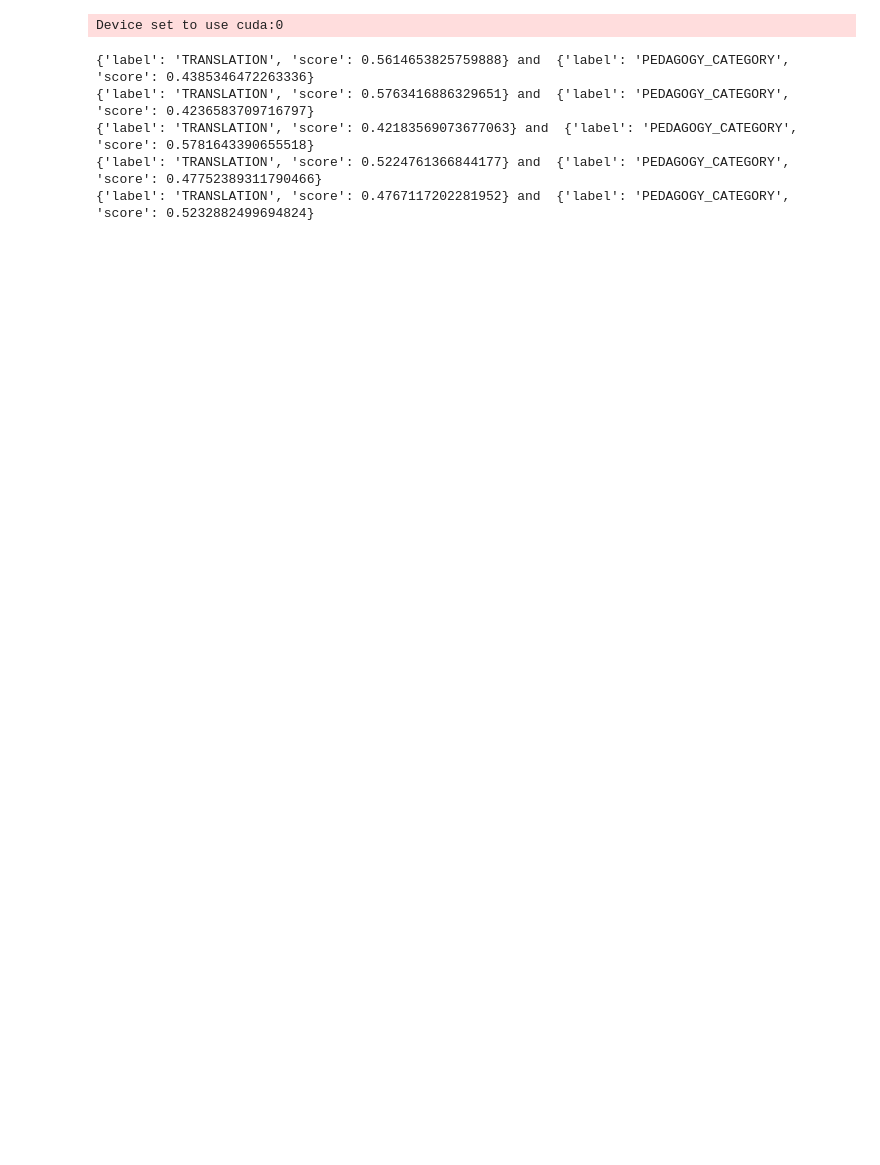
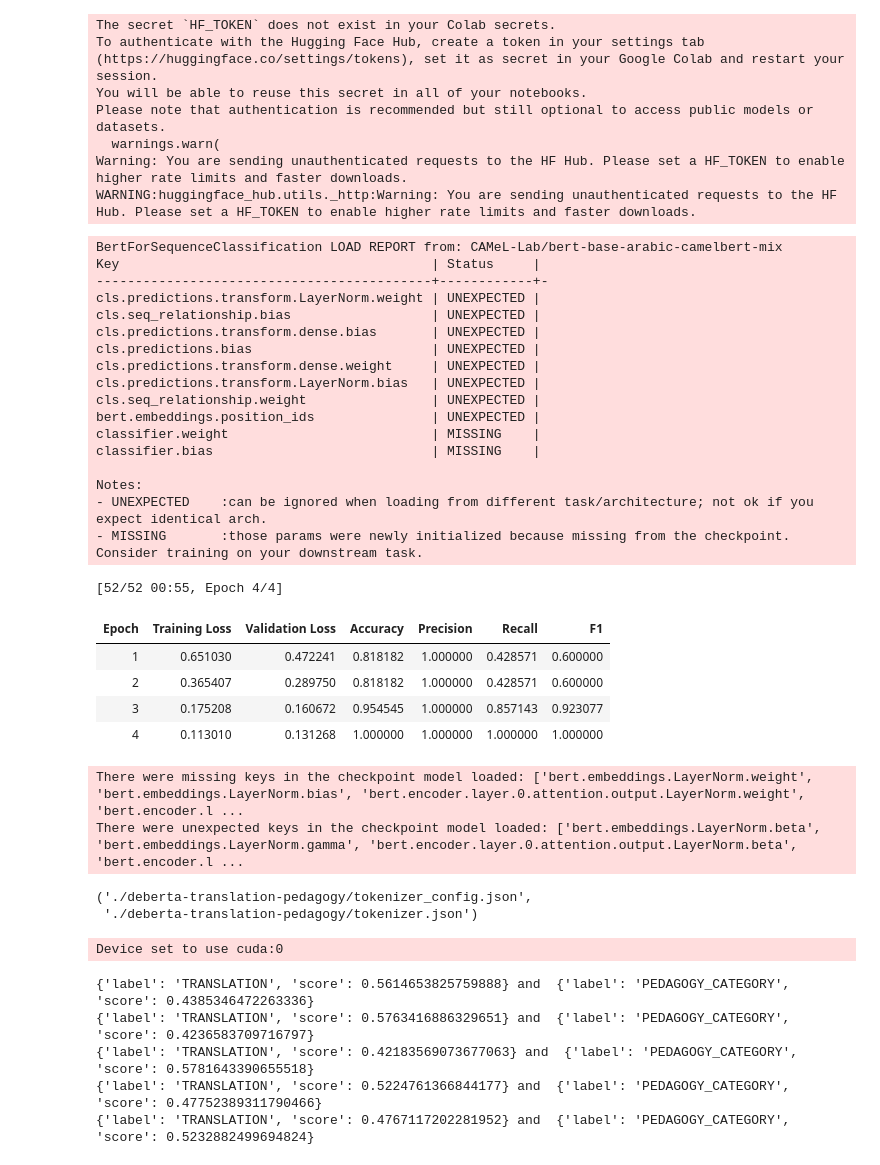
Before and after one commit to emannjoum/arabic-to-sign-language-system, a Jupyter notebook: finetuning/intent_finetuning.ipynb, the cells around one changed output. Saved outputs shown, nothing was run; the diff lists cells and outputs as text; code cells hidden in the pictures; blank space fills up the shorter version.

Commit message:
Change logging method and some test cases

```diff
--- a/finetuning/intent_finetuning.ipynb
+++ b/finetuning/intent_finetuning.ipynb
@@ -22,7 +59,7 @@ OUTPUT_DIR = "./deberta-translation-pedagogy"
 
 dataset = load_dataset(
     "csv",
-    data_files="intent_data.csv",
+    data_files="/content/intent_data.csv",
 )
 
 dataset = dataset["train"].train_test_split(
@@ -38,7 +75,7 @@ dataset = dataset.map(normalize_labels, batched=True)
 
 label2id = {
     "TRANSLATION": 0,
-    "PEDAGOGY_CATEGORY": 1,
+    "TEACHING": 1,
 }
 id2label = {v: k for k, v in label2id.items()}
 
@@ -87,34 +124,69 @@ def compute_metrics(eval_pred):
         "f1": f1,
     }
 
 training_args = TrainingArguments(
     output_dir=OUTPUT_DIR,
     eval_strategy="epoch",
     save_strategy="epoch",
     learning_rate=LR,
     per_device_train_batch_size=BATCH_SIZE,
     per_device_eval_batch_size=BATCH_SIZE,
     num_train_epochs=EPOCHS,
     weight_decay=0.01,
     logging_steps=50,
-    logging_strategy="steps",
+    logging_strategy="epoch",
     load_best_model_at_end=True,
     metric_for_best_model="f1",
     report_to="none",
 )
 
 trainer = Trainer(
     model=model,
     args=training_args,
     train_dataset=dataset["train"],
     eval_dataset=dataset["test"],
-    tokenizer=tokenizer,
+    processing_class=tokenizer,
     compute_metrics=compute_metrics,
 )
 
 trainer.train()
 
 trainer.save_model(OUTPUT_DIR)
 tokenizer.save_pretrained(OUTPUT_DIR)
+# %% [output]
+The secret `HF_TOKEN` does not exist in your Colab secrets.
+To authenticate with the Hugging Face Hub, create a token in your settings tab (https://huggingface.co/settings/tokens), set it as secret in your Google Colab and restart your session.
+You will be able to reuse this secret in all of your notebooks.
+Please note that authentication is recommended but still optional to access public models or datasets.
+  warnings.warn(
+Warning: You are sending unauthenticated requests to the HF Hub. Please set a HF_TOKEN to enable higher rate limits and faster downloads.
+WARNING:huggingface_hub.utils._http:Warning: You are sending unauthenticated requests to the HF Hub. Please set a HF_TOKEN to enable higher rate limits and faster downloads.
+BertForSequenceClassification LOAD REPORT from: CAMeL-Lab/bert-base-arabic-camelbert-mix
+Key                                        | Status     |
+-------------------------------------------+------------+-
+cls.predictions.transform.LayerNorm.weight | UNEXPECTED |
+cls.seq_relationship.bias                  | UNEXPECTED |
+cls.predictions.transform.dense.bias       | UNEXPECTED |
+cls.predictions.bias                       | UNEXPECTED |
+cls.predictions.transform.dense.weight     | UNEXPECTED |
+cls.predictions.transform.LayerNorm.bias   | UNEXPECTED |
+cls.seq_relationship.weight                | UNEXPECTED |
+bert.embeddings.position_ids               | UNEXPECTED |
+classifier.weight                          | MISSING    |
+classifier.bias                            | MISSING    |
+
+Notes:
+- UNEXPECTED    :can be ignored when loading from different task/architecture; not ok if you expect identical arch.
+- MISSING       :those params were newly initialized because missing from the checkpoint. Consider training on your downstream task.
+[52/52 00:55, Epoch 4/4]
+| Epoch | Training Loss | Validation Loss | Accuracy | Precision | Recall | F1 |
+| 1 | 0.651030 | 0.472241 | 0.818182 | 1.000000 | 0.428571 | 0.600000 |
+| 2 | 0.365407 | 0.289750 | 0.818182 | 1.000000 | 0.428571 | 0.600000 |
+| 3 | 0.175208 | 0.160672 | 0.954545 | 1.000000 | 0.857143 | 0.923077 |
+| 4 | 0.113010 | 0.131268 | 1.000000 | 1.000000 | 1.000000 | 1.000000 |
+There were missing keys in the checkpoint model loaded: ['bert.embeddings.LayerNorm.weight', 'bert.embeddings.LayerNorm.bias', 'bert.encoder.layer.0.attention.output.LayerNorm.weight', 'bert.encoder.l ...
+There were unexpected keys in the checkpoint model loaded: ['bert.embeddings.LayerNorm.beta', 'bert.embeddings.LayerNorm.gamma', 'bert.encoder.layer.0.attention.output.LayerNorm.beta', 'bert.encoder.l ...
+('./deberta-translation-pedagogy/tokenizer_config.json',
+ './deberta-translation-pedagogy/tokenizer.json')
 # %%
 from transformers import pipeline
```
Also changed, not shown: parts of 5 cells of this notebook.
